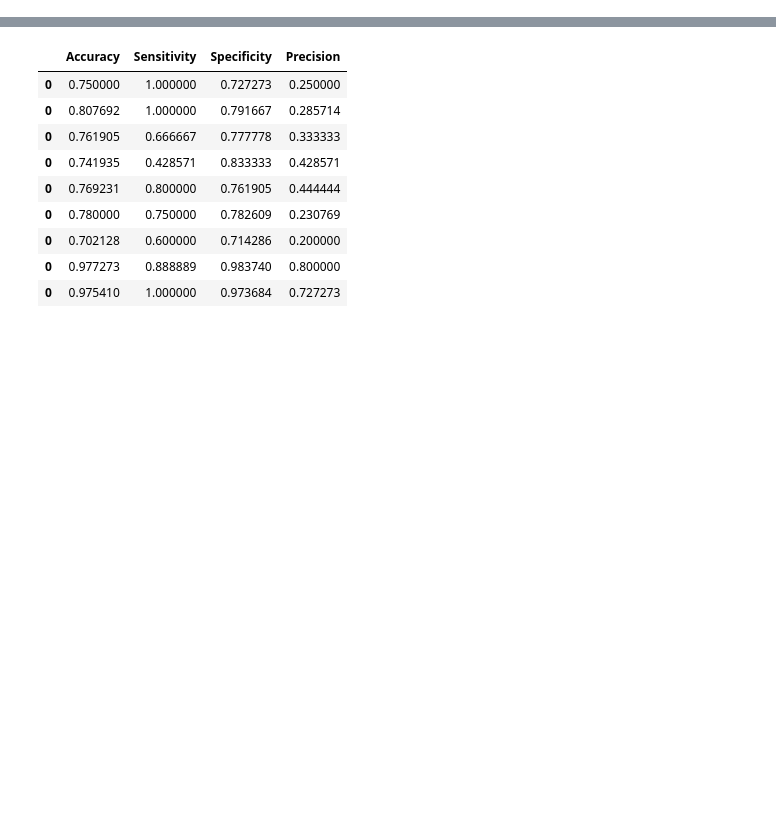
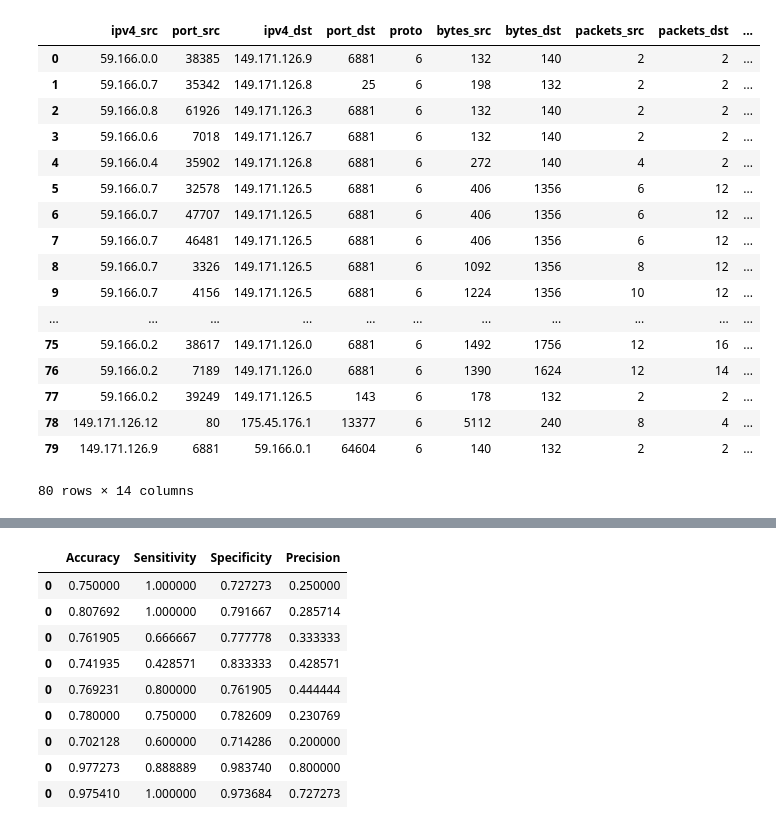
Before and after one commit to j05k0/DP_Security_improvements, a Jupyter notebook: jupyter_notebooks/Flows_dump_evaluation.ipynb, the cells around one changed output, grey strips where cells are left out. Cells and saved outputs as stored; diff of their text form; code cells hidden in the pictures; blank space fills up the shorter version.

```diff
--- a/jupyter_notebooks/Flows_dump_evaluation.ipynb
+++ b/jupyter_notebooks/Flows_dump_evaluation.ipynb
@@ -58,2 +31,23 @@ flows[['ipv4_src', 'port_src', 'ipv4_dst', 'port_dst']] = flows[['ipv4_src', 'po
+# %%
+flows
+# %% [output]
+|  | ipv4_src | port_src | ipv4_dst | port_dst | proto | bytes_src | bytes_dst | packets_src | packets_dst | ... |
+| 0 | 59.166.0.0 | 38385 | 149.171.126.9 | 6881 | 6 | 132 | 140 | 2 | 2 | ... |
+| 1 | 59.166.0.7 | 35342 | 149.171.126.8 | 25 | 6 | 198 | 132 | 2 | 2 | ... |
+| 2 | 59.166.0.8 | 61926 | 149.171.126.3 | 6881 | 6 | 132 | 140 | 2 | 2 | ... |
+| 3 | 59.166.0.6 | 7018 | 149.171.126.7 | 6881 | 6 | 132 | 140 | 2 | 2 | ... |
+| 4 | 59.166.0.4 | 35902 | 149.171.126.8 | 6881 | 6 | 272 | 140 | 4 | 2 | ... |
+| 5 | 59.166.0.7 | 32578 | 149.171.126.5 | 6881 | 6 | 406 | 1356 | 6 | 12 | ... |
+| 6 | 59.166.0.7 | 47707 | 149.171.126.5 | 6881 | 6 | 406 | 1356 | 6 | 12 | ... |
+| 7 | 59.166.0.7 | 46481 | 149.171.126.5 | 6881 | 6 | 406 | 1356 | 6 | 12 | ... |
+| 8 | 59.166.0.7 | 3326 | 149.171.126.5 | 6881 | 6 | 1092 | 1356 | 8 | 12 | ... |
+| 9 | 59.166.0.7 | 4156 | 149.171.126.5 | 6881 | 6 | 1224 | 1356 | 10 | 12 | ... |
+| ... | ... | ... | ... | ... | ... | ... | ... | ... | ... | ... |
+| 75 | 59.166.0.2 | 38617 | 149.171.126.0 | 6881 | 6 | 1492 | 1756 | 12 | 16 | ... |
+| 76 | 59.166.0.2 | 7189 | 149.171.126.0 | 6881 | 6 | 1390 | 1624 | 12 | 14 | ... |
+| 77 | 59.166.0.2 | 39249 | 149.171.126.5 | 143 | 6 | 178 | 132 | 2 | 2 | ... |
+| 78 | 149.171.126.12 | 80 | 175.45.176.1 | 13377 | 6 | 5112 | 240 | 8 | 4 | ... |
+| 79 | 149.171.126.9 | 6881 | 59.166.0.1 | 64604 | 6 | 140 | 132 | 2 | 2 | ... |
+80 rows × 14 columns
 # %%
 def get_real_labels(ipv4_src, port_src, ipv4_dst, port_dst):
```
Also changed, not shown: parts of 29 cells of this notebook, 3 other files.
